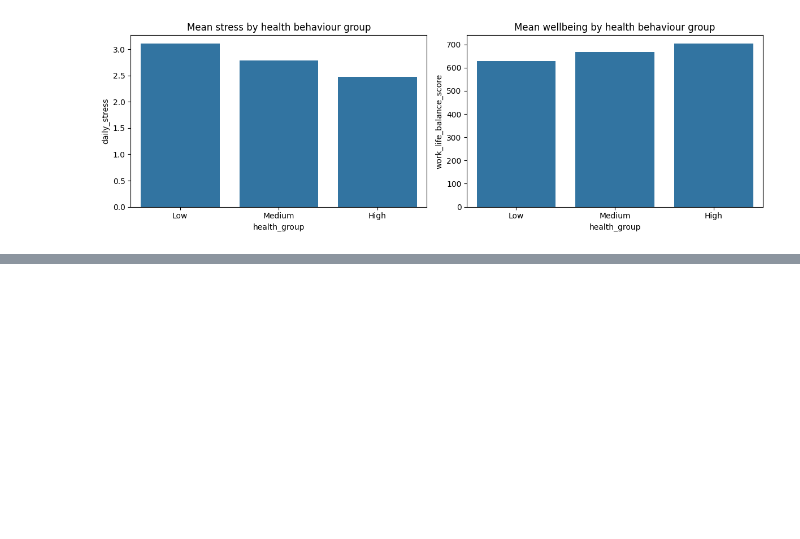
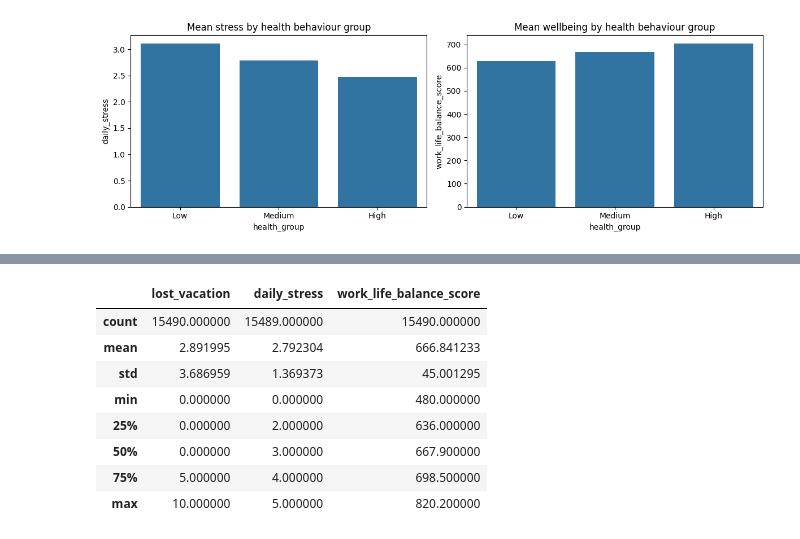
Before and after one commit to giaaxa/lifestyle_wellbeing_analysis, a Jupyter notebook: jupyter_notebooks/Data_visualizations.ipynb, the cells around one changed output, grey strips where cells are left out. Saved outputs shown, nothing was run; the diff lists cells and outputs as text; code cells hidden in the pictures; blank space fills up the shorter version.

```diff
--- a/jupyter_notebooks/Data_visualizations.ipynb
+++ b/jupyter_notebooks/Data_visualizations.ipynb
@@ -237,0 +252,13 @@ For a wellbeing programme, these behaviours are strong candidates for:
+# %%
+h2_cols = ["lost_vacation", "daily_stress", "work_life_balance_score"]
+df[h2_cols].describe()
+# %% [output]
+|  | lost_vacation | daily_stress | work_life_balance_score |
+| count | 15490.000000 | 15489.000000 | 15490.000000 |
+| mean | 2.891995 | 2.792304 | 666.841233 |
+| std | 3.686959 | 1.369373 | 45.001295 |
+| min | 0.000000 | 0.000000 | 480.000000 |
+| 25% | 0.000000 | 2.000000 | 636.000000 |
+| 50% | 0.000000 | 3.000000 | 667.900000 |
+| 75% | 5.000000 | 4.000000 | 698.500000 |
+| max | 10.000000 | 5.000000 | 820.200000 |
```
Also changed, not shown: parts of 7 cells of this notebook.
